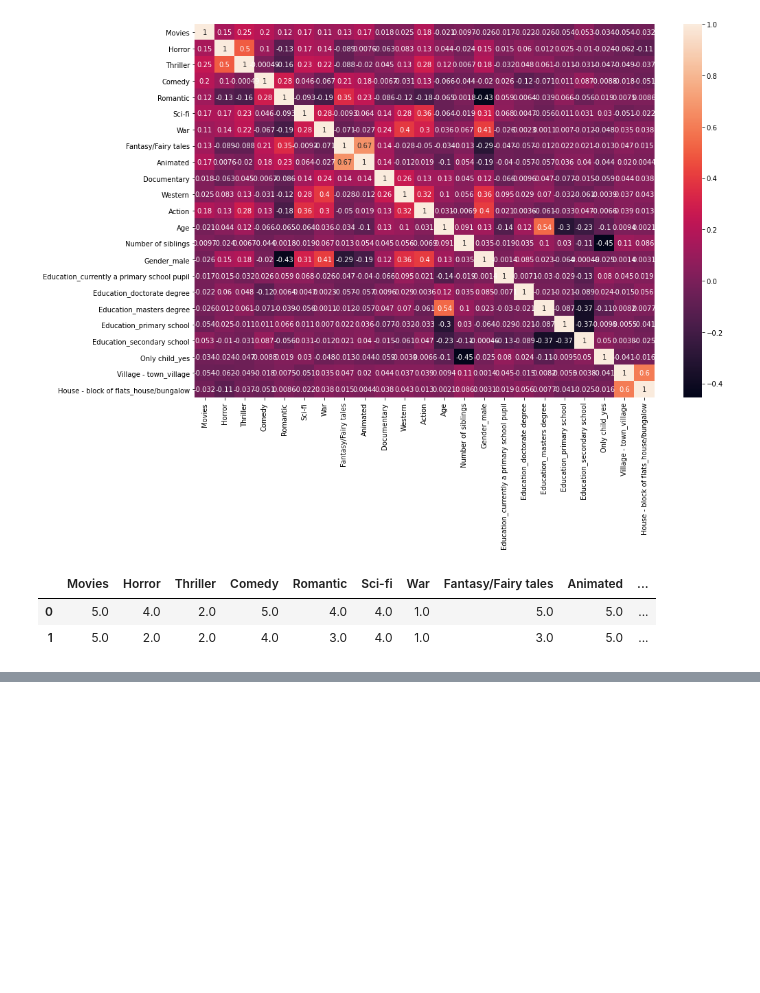
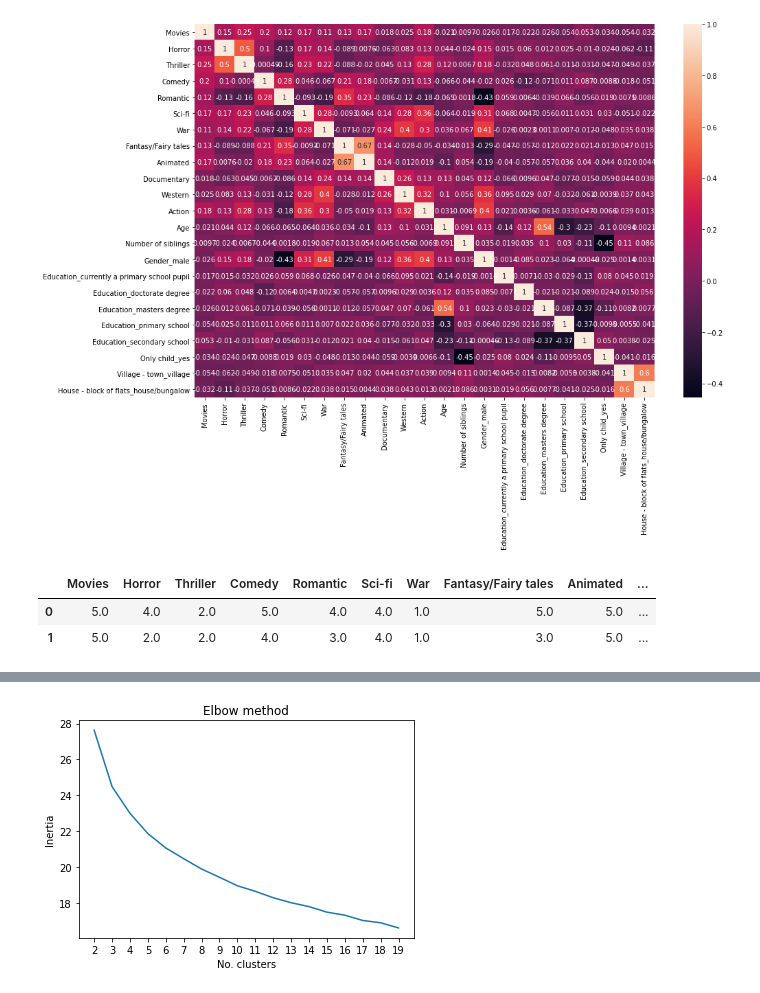
Before and after one commit to LastChanceKatze/ml_young_people_survey, a Jupyter notebook: movie_preferences_clustering.ipynb, the cells around one changed output, grey strips where cells are left out. Drawn from its saved outputs; the diff is of its cells as text; code cells hidden in the pictures; blank space fills up the shorter version.

```diff
--- a/movie_preferences_clustering.ipynb
+++ b/movie_preferences_clustering.ipynb
@@ -225,0 +301,20 @@ data_movie_e.head(2)
+# %%
+def elbow_method(data, num_iters):
+    scores = []
+    n_clusters = []
+    for i in range(2, num_iters):
+        km = KMeans(n_clusters=i, init="k-means++",
+                    max_iter=3000, random_state=0)
+        km.fit(data)
+        scores.append(km.inertia_)
+        n_clusters.append(i)
+
+    plt.plot(n_clusters, scores)
+    plt.xticks(n_clusters)
+    plt.title("Elbow method")
+    plt.xlabel("No. clusters")
+    plt.ylabel("Inertia")
+
+elbow_method(data=data_movie_n, num_iters=20)
+# %% [output]
+[figure, added]
```
Also changed, not shown: parts of 28 cells of this notebook, 2 other files.
